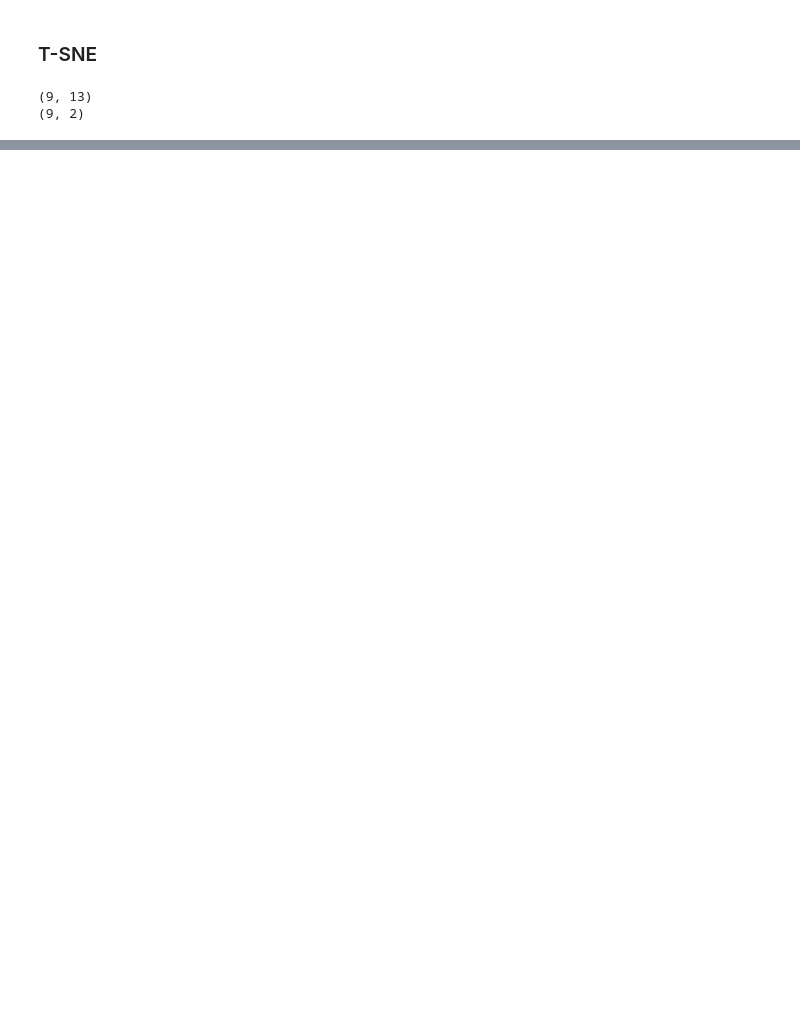
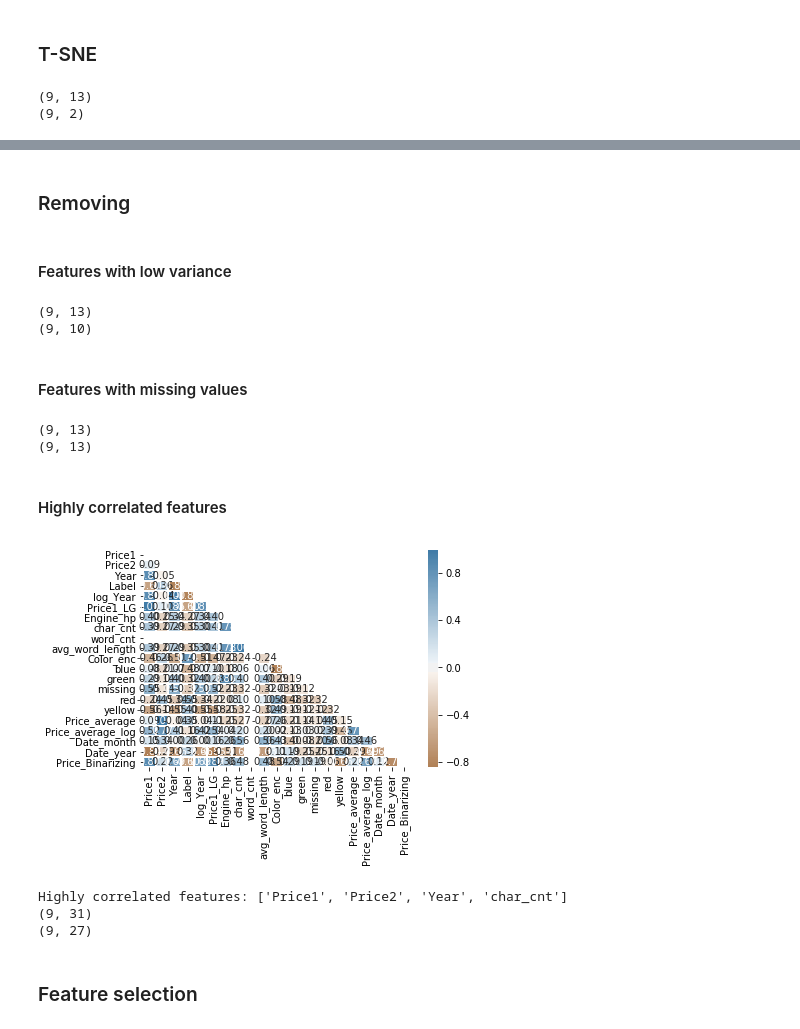
Before and after one commit to MarinaBorodkina/Preprocessing, a Jupyter notebook: Preprocessing.ipynb, the cells around one changed output, grey strips where cells are left out. Cells and saved outputs as stored; diff of their text form; code cells hidden in the pictures; blank space fills up the shorter version.

```diff
--- a/Preprocessing.ipynb
+++ b/Preprocessing.ipynb
@@ -1072,0 +1263,79 @@ check_score(tsne_features, df['Label'])
+# %% [markdown]
+### Removing
+# %% [markdown]
+#### Features with low variance
+# %%
+df_num = df.select_dtypes(include=['int', 'float'])
+
+# 0.001 is a good threshold to filter out low variance features
+# Create a VarianceThreshold feature selector
+sel = VarianceThreshold(threshold=0.001)
+
+# Fit the selector to normalized head_df
+sel.fit(df_num / df_num.mean())
+
+# Create a boolean mask
+mask = sel.get_support()
+
+# Apply the mask to create a reduced dataframe
+reduced_df = df_num.loc[:, mask]
+
+print(df_num.shape)
+print(reduced_df.shape)
+# %% [output]
+(9, 13)
+(9, 10)
+# %% [markdown]
+#### Features with missing values
+# %%
+df_num = df.select_dtypes(include=['int', 'float'])
+# Create a boolean mask on whether each feature less than 50% missing values.
+mask = df_num.isnull().sum() / len(df_num) < 0.2
+
+# Apply the mask to create a reduced dataframe
+reduced_df = df_num.loc[:, mask]
+print(df_num.shape)
+print(reduced_df.shape)
+# %% [output]
+(9, 13)
+(9, 13)
+# %% [markdown]
+#### Highly correlated features
+# %%
+cmap = sns.diverging_palette(h_neg=40, h_pos=240, as_cmap=True)
+# Create the correlation matrix
+corr = df.corr()
+# Generate a mask for the upper triangle
+mask = np.triu(np.ones_like(corr, dtype=bool))
+
+# Add the mask to the heatmap
+sns.heatmap(
+    corr, cmap=cmap, mask=mask, center=0, linewidths=1, annot=True, fmt=".2f")
+plt.show()
+# %% [output]
+[figure, added]
+# %%
+# print(df.corr())
+
+# Calculate the correlation matrix and take the absolute value
+corr_matrix = df.corr().abs()
+
+# Create a True/False mask and apply it
+mask = np.triu(np.ones_like(corr_matrix, dtype=bool))
+tri_df = corr_matrix.mask(mask)
+
+# List column names of highly correlated features (r > 0.95)
+to_drop = [c for c in tri_df.columns if any(tri_df[c] >  0.95)]
+print('Highly correlated features:', to_drop)
+
+# Drop the features in the to_drop list
+reduced_df = df.drop(to_drop, axis=1)
+
+print(df.shape)
+print(reduced_df.shape)
+# %% [output]
+Highly correlated features: ['Price1', 'Price2', 'Year', 'char_cnt']
+(9, 31)
+(9, 27)
+# %% [markdown]
+### Feature selection
```
Also changed, not shown: parts of 25 cells of this notebook.
